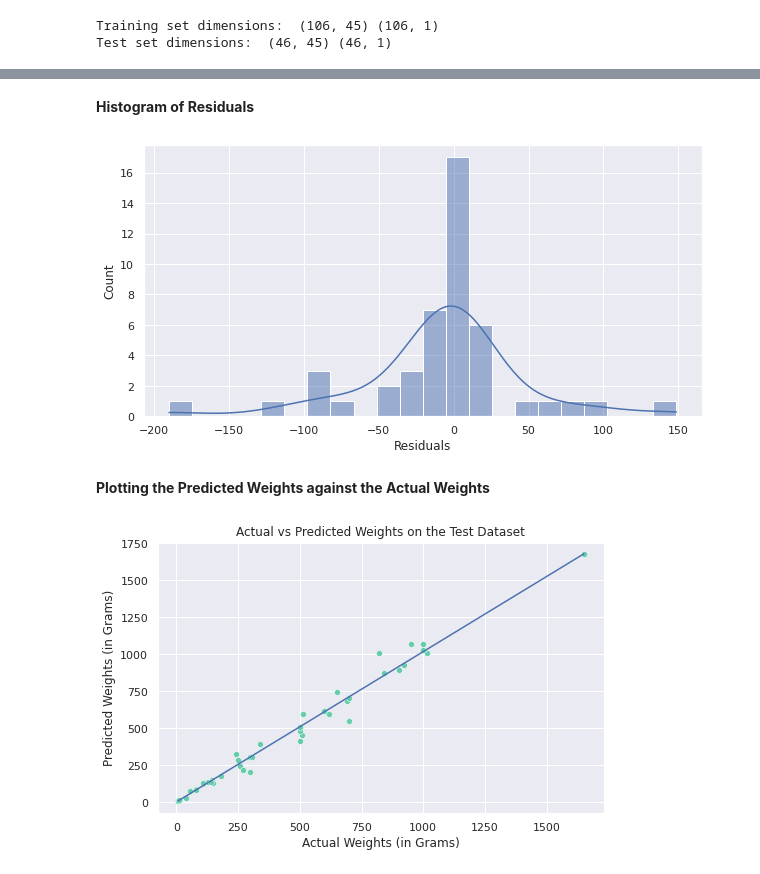
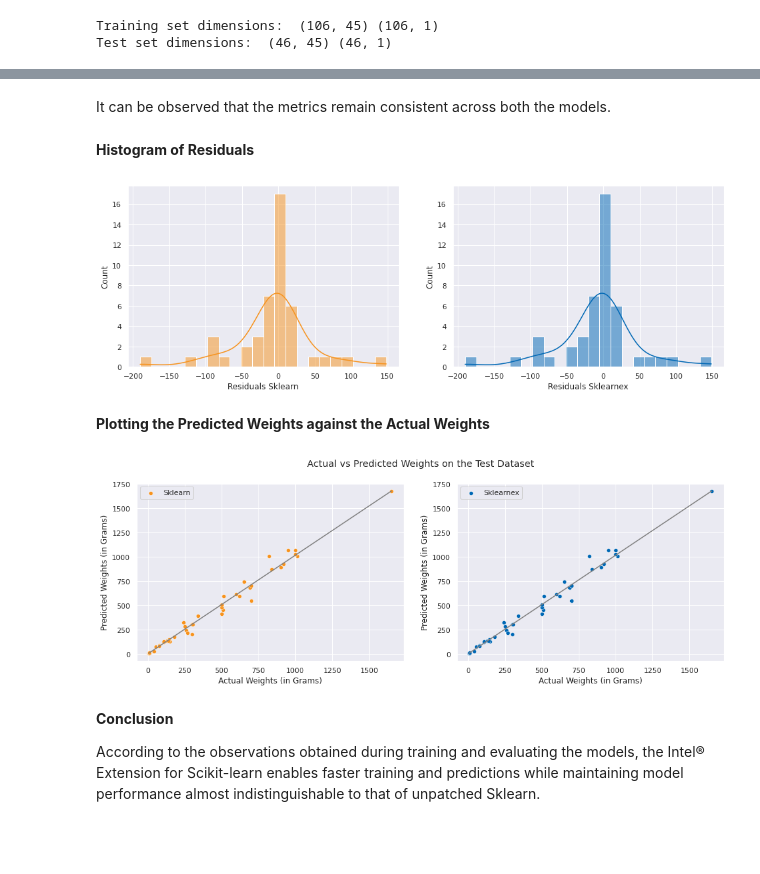
Before and after one commit to SoumadipDey/Intel-oneAPI-Hackathon, a Jupyter notebook: Intel_ML_Hackathon_22_03_23.ipynb, the cells around one changed output, grey strips where cells are left out. Cells and saved outputs as stored; diff of their text form; code cells hidden in the pictures; blank space fills up the shorter version.

```diff
--- a/Intel_ML_Hackathon_22_03_23.ipynb
+++ b/Intel_ML_Hackathon_22_03_23.ipynb
@@ -192,3 +185,0 @@ Test set dimensions:  (46, 45) (46, 1)
-# %%
-model = LinearRegression()
-model.fit(X_train,y_train)
@@ -206,0 +206,5 @@ model.score(X_train,y_train)
+# %%
+mean_time_sklearn, model_1 = trainAndBench(estimator=LinearRegressionSklearn(), X = X_train, y = y_train)
+mean_time_sklearnex, model_2 = trainAndBench(estimator=LinearRegressionSklearnex(), X = X_train, y = y_train)
+speedup = ((mean_time_sklearn - mean_time_sklearnex) / mean_time_sklearn) * 100
+print("The training speedup percentage:", speedup, "%")
@@ -206,0 +230,5 @@ model.score(X_train,y_train)
+# %%
+sklearn_mean_predict_time, y_predicted_1 = predictAndBench(model_1, X_test)
+sklearnex_mean_predict_time, y_predicted_2 = predictAndBench(model_2, X_test)
+speedup = ((sklearn_mean_predict_time - sklearnex_mean_predict_time) / sklearn_mean_predict_time) * 100
+print("The prediction speedup percentage:", speedup, "%")
@@ -207,7 +237,8 @@ model.score(X_train,y_train)
 # %%
-y_predicted = model.predict(X_test)
 test_comparison_df = pd.DataFrame({"Actual Weight": ScalerWeight.inverse_transform(y_test).squeeze(),
-                              "Predicted Weight":ScalerWeight.inverse_transform(y_predicted).squeeze()})
-test_comparison_df['Residuals'] = test_comparison_df['Actual Weight'] - test_comparison_df['Predicted Weight']
+                                  "Predicted Weight Sklearn":ScalerWeight.inverse_transform(y_predicted_1).squeeze(),
+                                  "Predicted Weight Sklearnex":ScalerWeight.inverse_transform(y_predicted_2).squeeze()})
+test_comparison_df['Residuals Sklearn'] = test_comparison_df['Actual Weight'] - test_comparison_df['Predicted Weight Sklearn']
+test_comparison_df['Residuals Sklearnex'] = test_comparison_df['Actual Weight'] - test_comparison_df['Predicted Weight Sklearnex']
 test_comparison_df.head()
 # %% [output]
@@ -230,27 +285,52 @@ MAPE Test: 17.970624339873787 %
+# %% [markdown]
+It can be observed that the metrics remain consistent across both the models.
 # %% [markdown]
 **Histogram of Residuals**
-# %%
-plt.figure(1,(10,5))
-sns.histplot(data = test_comparison_df, x = 'Residuals', kde = True)
-plt.show()
-# %% [output]
-[figure, removed]
+# %%
+fig,ax = plt.subplots(1,2,figsize = (16,5))
+sns.histplot(data = test_comparison_df, x = 'Residuals Sklearn', color = '#F7931E', ax = ax[0], kde = True)
+sns.histplot(data = test_comparison_df, x = 'Residuals Sklearnex', color = '#0068B5', ax = ax[1], kde = True)
+plt.show()
+# %% [output]
+[figure, added]
 # %% [markdown]
 **Plotting the Predicted Weights against the Actual Weights**
 # %%
-plt.figure(2,(8,5))
-plt.xlabel("Actual Weights (in Grams)")
-plt.ylabel("Predicted Weights (in Grams)")
-plt.title("Actual vs Predicted Weights on the Test Dataset")
-sns.scatterplot(data = test_comparison_df, x = 'Actual Weight', y = 'Predicted Weight', color = 'mediumaquamarine')
+fig, ax = plt.subplots(1,2,figsize = (16,5))
+ax[0].set_xlabel("Actual Weights (in Grams)")
+ax[0].set_ylabel("Predicted Weights (in Grams)")
+fig.suptitle("Actual vs Predicted Weights on the Test Dataset")
+sns.scatterplot(data = test_comparison_df, x = 'Actual Weight', y = 'Predicted Weight Sklearn',
+                color = '#F7931E', ax = ax[0], label = 'Sklearn')
+sns.scatterplot(data = test_comparison_df, x = 'Actual Weight', y = 'Predicted Weight Sklearnex',
+                color = '#0068B5', ax = ax[1], label = 'Sklearnex')
 sns.lineplot(
     x = np.linspace(min(test_comparison_df['Actual Weight']),
                     max(test_comparison_df['Actual Weight']),
                     num = len(test_comparison_df['Actual Weight'])),
-    y = np.linspace(min(test_comparison_df['Predicted Weight']),
-                    max(test_comparison_df['Predicted Weight']),
-                    num = len(test_comparison_df['Predicted Weight']))
+    y = np.linspace(min(test_comparison_df['Predicted Weight Sklearn']),
+                    max(test_comparison_df['Predicted Weight Sklearn']),
+                    num = len(test_comparison_df['Predicted Weight Sklearn'])),
+    color = 'Grey',
+    ax = ax[0]
 )
+ax[1].set_xlabel("Actual Weights (in Grams)")
+ax[1].set_ylabel("Predicted Weights (in Grams)")
+sns.lineplot(
+    x = np.linspace(min(test_comparison_df['Actual Weight']),
+                    max(test_comparison_df['Actual Weight']),
+                    num = len(test_comparison_df['Actual Weight'])),
+    y = np.linspace(min(test_comparison_df['Predicted Weight Sklearn']),
+                    max(test_comparison_df['Predicted Weight Sklearn']),
+                    num = len(test_comparison_df['Predicted Weight Sklearn'])),
+    color = 'Grey',
+    ax = ax[1]
+)
+plt.legend()
 plt.show()
 # %% [output]
-[figure, old version]
+[figure, new version]
+# %% [markdown]
+**Conclusion**
+
+According to the observations obtained during training and evaluating the models, the Intel® Extension for Scikit-learn enables faster training and predictions while maintaining model performance almost indistinguishable to that of unpatched Sklearn.
```
Also changed, not shown: parts of 30 cells of this notebook.
